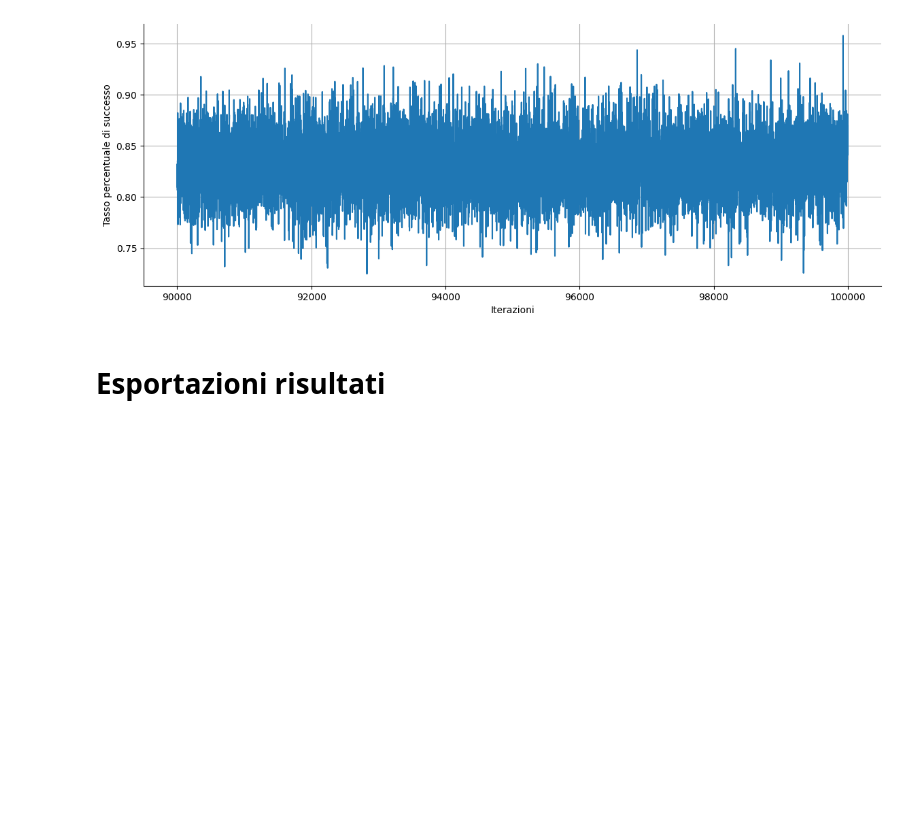
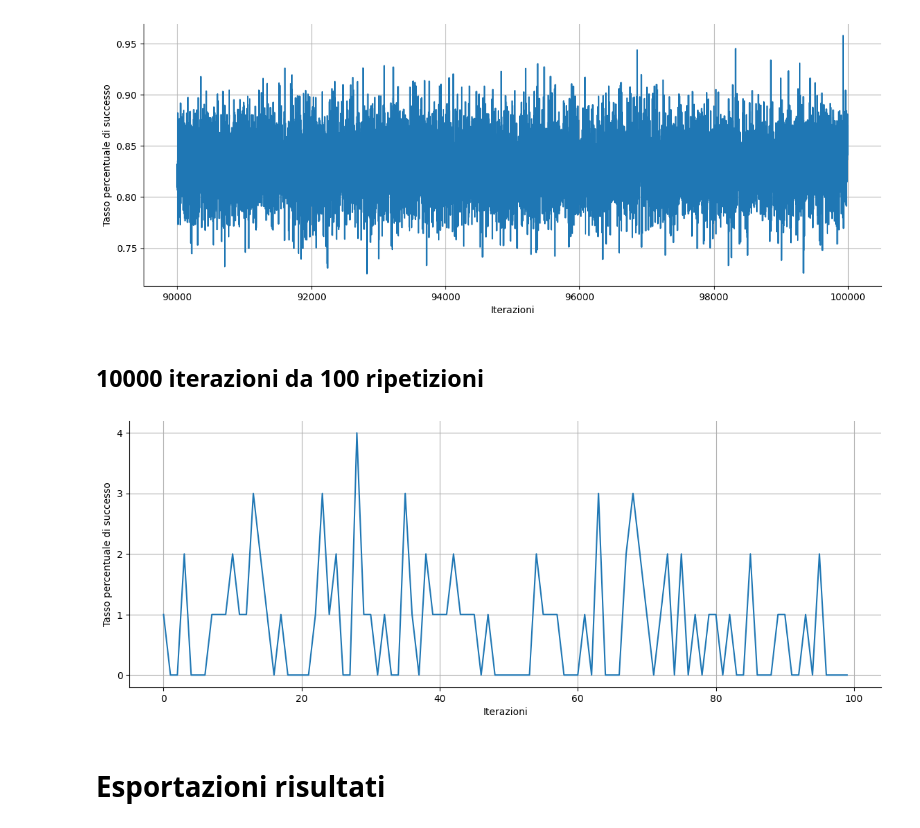
Before and after one commit to mattiamanna2203/Solitario123, a Jupyter notebook: 123.ipynb, the cells around one changed output. Cells and saved outputs as stored; diff of their text form; code cells hidden in the pictures; blank space fills up the shorter version.

```diff
--- a/123.ipynb
+++ b/123.ipynb
@@ -161,6 +163,59 @@ doc.image(path=path_figura,
 plt.show()
 # %% [output]
 [figure]
+# %% [markdown]
+## 10000 iterazioni da 100 ripetizioni
+# %%
+# Iterare per effettuare le simulazioni
+risultati_simulazioni_n_vittorie = {}
+risultati_simulazioni_tasso_successo = {}
+iterazioni = 100
+for numero_prove in tqdm(range(0,100)):
+
+
+   vittorie = __simulazione_solitario123_vettorializzata__(n_prove = 100) # restituisce 1 se ha successo 0 se non lo ha. Basta quindi sommare per tenere traccia dei successi
+
+   # Calcolo il tasso di successo
+   tasso_di_successo = (vittorie/numero_prove)*100
+
+   # Assegno i risultati della simulazione
+   risultati_simulazioni_n_vittorie[numero_prove] = vittorie
+
+   risultati_simulazioni_tasso_successo[numero_prove] = tasso_di_successo
+# %%
+x = list(risultati_simulazioni_n_vittorie.keys())
+y = list(risultati_simulazioni_n_vittorie.values())
+
+fig = plt.figure()
+plt.gcf().set_size_inches((14, 5))
+plt.plot(x,y)
+# Set plot labels and title
+plt.xlabel('Iterazioni', fontsize=10)
+plt.yticks([i for i in range(0,max(risultati_simulazioni_n_vittorie.values())+1)])
+plt.ylabel('Tasso percentuale di successo', fontsize=10)
+#plt.title('Tasso di successo del solitario 123', fontsize=15)
+
+ax = plt.gca()
+formatter = ScalarFormatter(useOffset=False)
+formatter.set_scientific(False)
+ax.xaxis.set_major_formatter(formatter)
+sns.despine()
+plt.grid()
+path_figura = f"{path_risultati}/Immagini/Grafico_iterazioni-tassoSuccessoRipetizionidi100.png"
+fig.savefig(path_figura, bbox_inches="tight",dpi=300) # Salvare una figura+
+doc.image(path=path_figura,
+          scale=0.51,
+          title = "Tasso di successo per ogni iterazione",
+          titolo_alto =True,
+          numerare_figura = True,
+          centering=True,
+          offset = 0,
+          label = "fig:SociPerTipologia"
+          )
+
+plt.show()
+# %% [output]
+[figure, added]
 # %% [markdown]
 # Esportazioni risultati
 # %%
```
Also changed, not shown: parts of 2 cells of this notebook, 1 other file.
